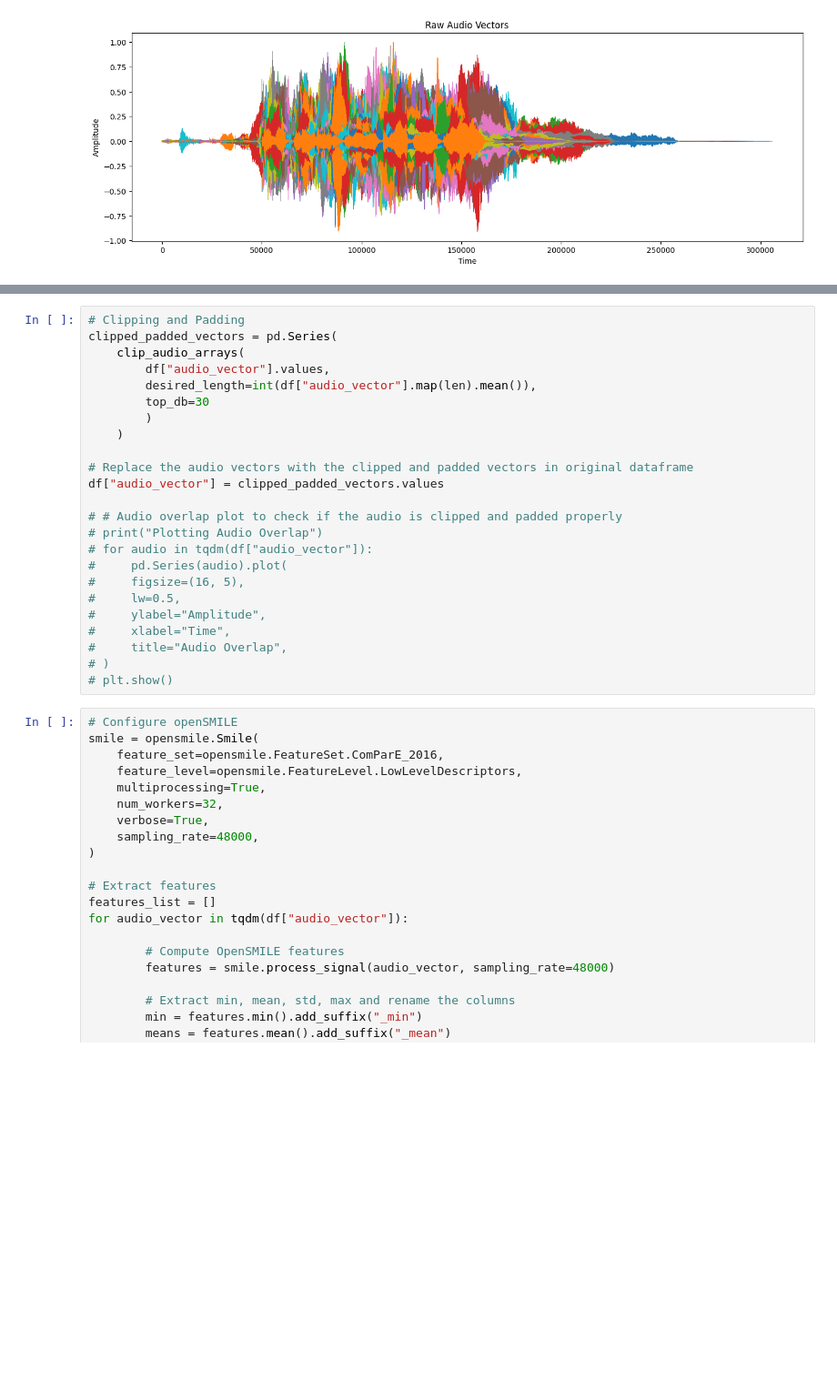
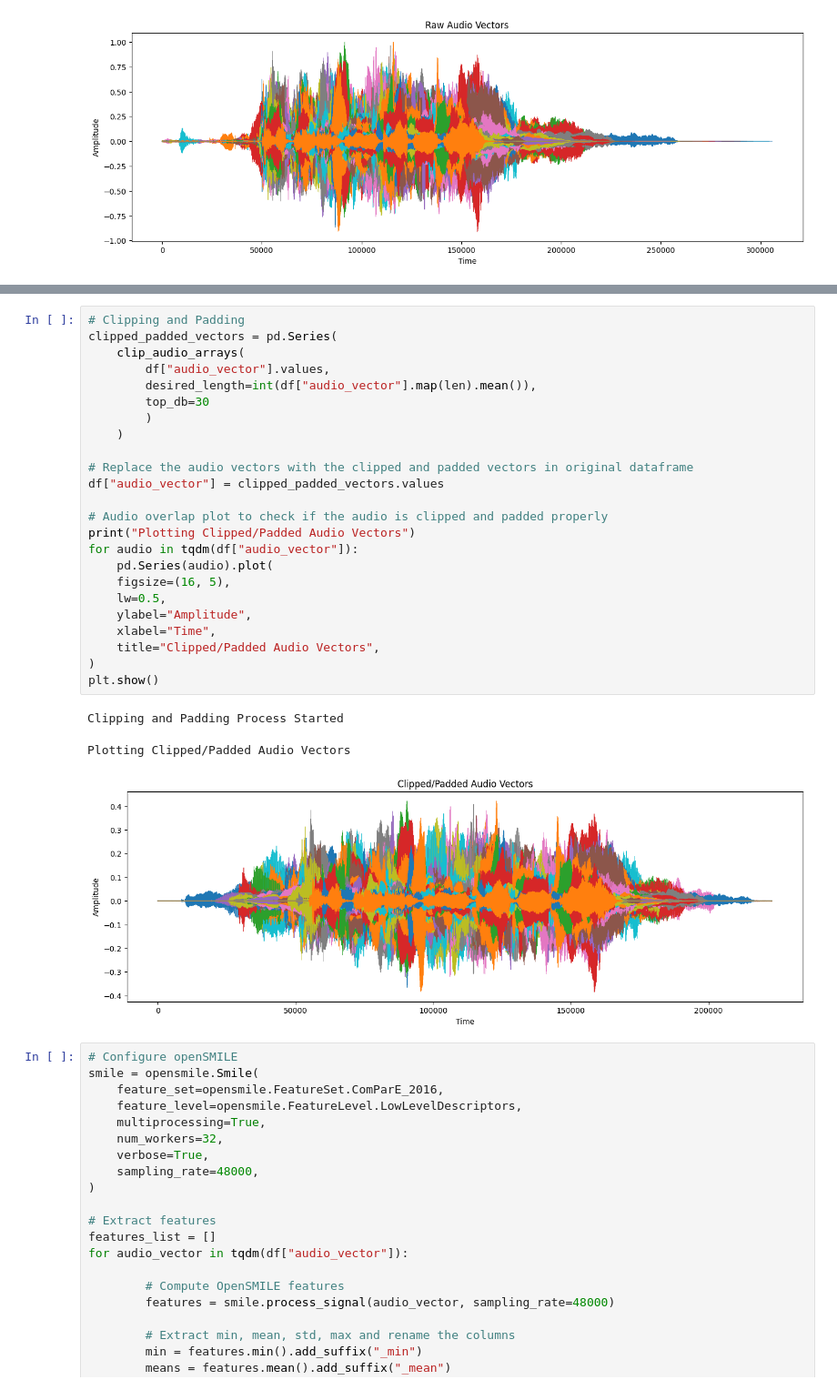
Before and after one commit to IbtihajT/Singing_Emotion_Prediction_with_Machine_Learning, a Jupyter notebook: main.ipynb, the cells around one changed output, grey strips where cells are left out. Shown at 91% size. Saved outputs shown, nothing was run; the diff lists cells and outputs as text; blank space fills up the shorter version.

```diff
--- a/main.ipynb
+++ b/main.ipynb
@@ -247,27 +246,31 @@ Plotting Peak Normalised Audio Vectors
 # %%
 # Clipping and Padding
 clipped_padded_vectors = pd.Series(
     clip_audio_arrays(
         df["audio_vector"].values,
         desired_length=int(df["audio_vector"].map(len).mean()),
         top_db=30
         )
     )
 
 # Replace the audio vectors with the clipped and padded vectors in original dataframe
 df["audio_vector"] = clipped_padded_vectors.values
 
-# # Audio overlap plot to check if the audio is clipped and padded properly
-# print("Plotting Audio Overlap")
-# for audio in tqdm(df["audio_vector"]):
-#     pd.Series(audio).plot(
-#     figsize=(16, 5),
-#     lw=0.5,
-#     ylabel="Amplitude",
-#     xlabel="Time",
-#     title="Audio Overlap",
-# )
-# plt.show()
+# Audio overlap plot to check if the audio is clipped and padded properly
+print("Plotting Clipped/Padded Audio Vectors")
+for audio in tqdm(df["audio_vector"]):
+    pd.Series(audio).plot(
+    figsize=(16, 5),
+    lw=0.5,
+    ylabel="Amplitude",
+    xlabel="Time",
+    title="Clipped/Padded Audio Vectors",
+)
+plt.show()
+# %% [output]
+Clipping and Padding Process Started
+Plotting Clipped/Padded Audio Vectors
+[figure, added]
 # %%
 # Configure openSMILE
 smile = opensmile.Smile(
```
Also changed, not shown: parts of 4 cells of this notebook, 1 other file.
